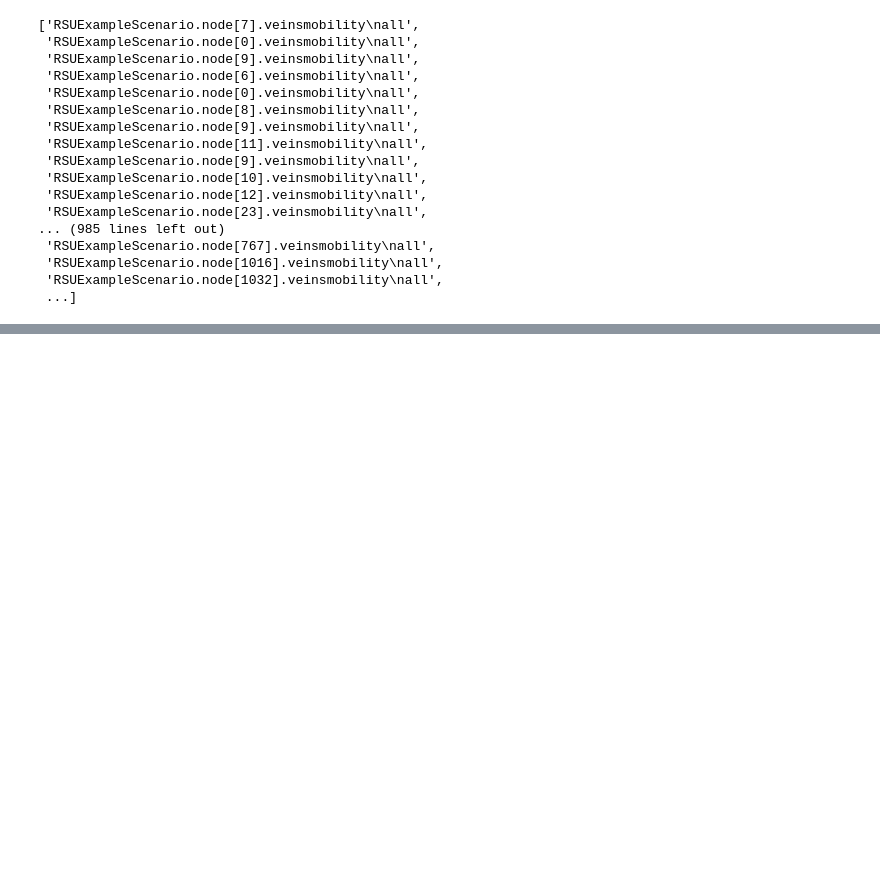
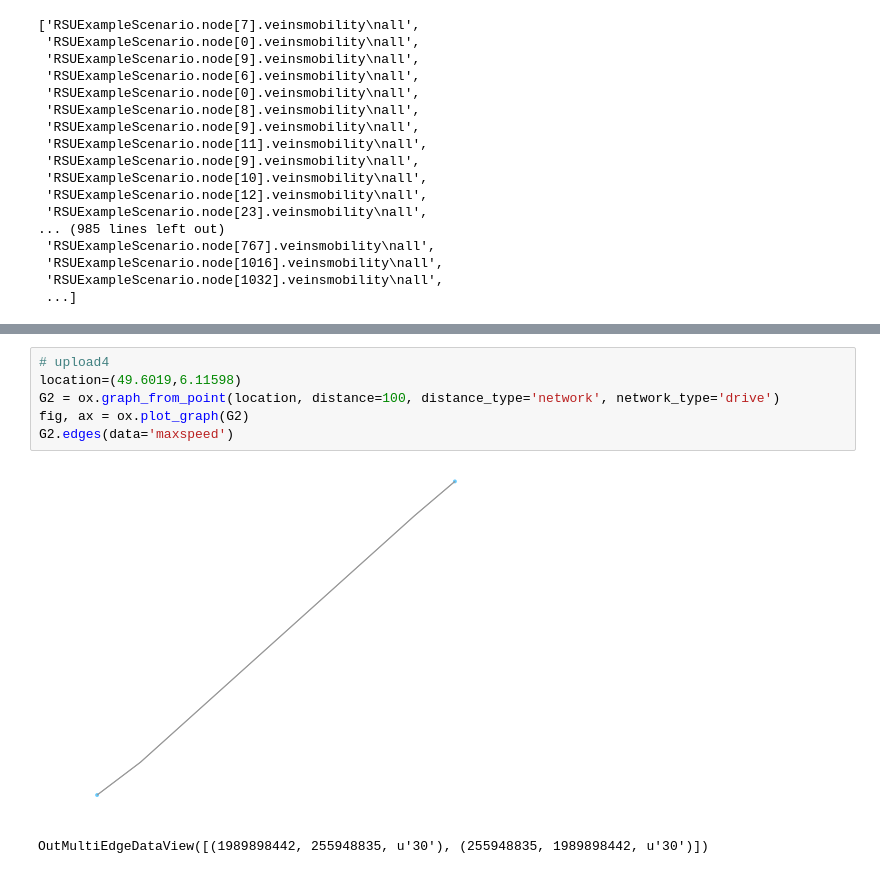
Before and after one commit to anuj-dimri25/Random-Delay-and-Indirections, a Jupyter notebook: luxembourg_simulation_data.ipynb, the cells around one changed output, grey strips where cells are left out. Cells and saved outputs as stored; diff of their text form; blank space fills up the shorter version.

```diff
--- a/luxembourg_simulation_data.ipynb
+++ b/luxembourg_simulation_data.ipynb
@@ -82,0 +125,9 @@ print(counter)
+# %%
+# upload4
+location=(49.6019,6.11598)
+G2 = ox.graph_from_point(location, distance=100, distance_type='network', network_type='drive')
+fig, ax = ox.plot_graph(G2)
+G2.edges(data='maxspeed')
+# %% [output]
+[figure, added]
+OutMultiEdgeDataView([(1989898442, 255948835, u'30'), (255948835, 1989898442, u'30')])
```
Also changed, not shown: parts of 28 cells of this notebook.
